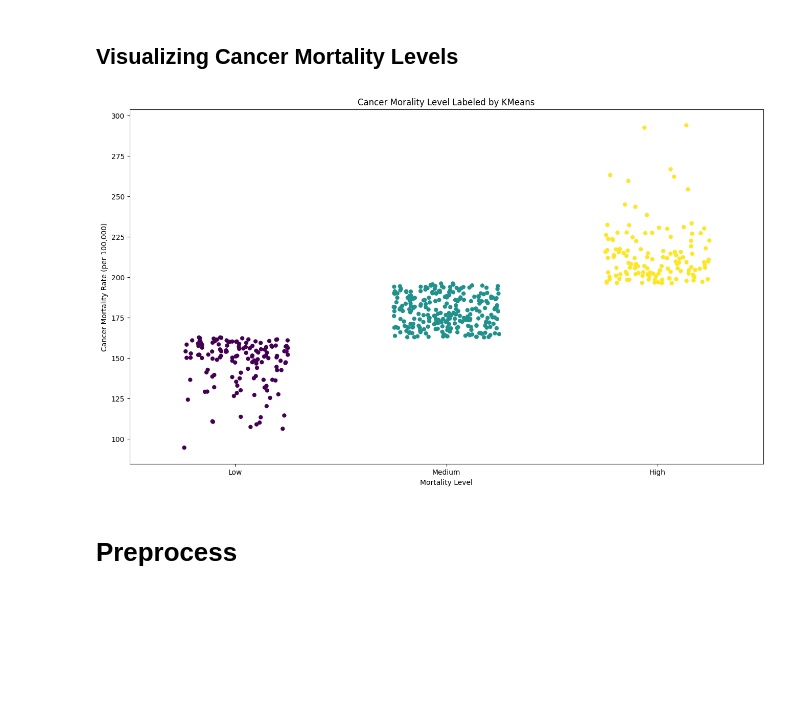
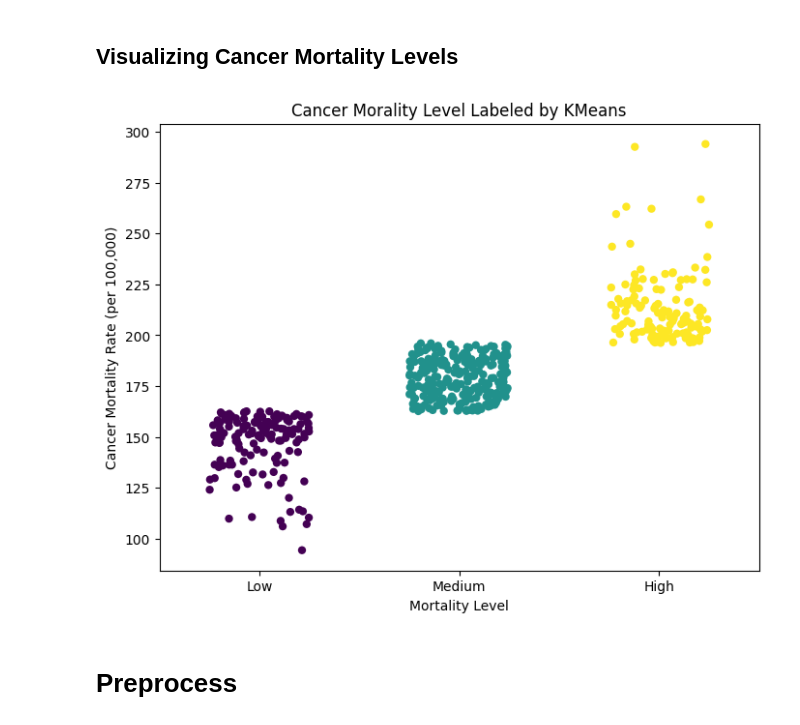
Before and after one commit to cwjng/si670-final-project, a Jupyter notebook: si670_final_project.ipynb, the cells around one changed output. Cells and saved outputs as stored; diff of their text form; code cells hidden in the pictures; blank space fills up the shorter version.

```diff
--- a/si670_final_project.ipynb
+++ b/si670_final_project.ipynb
@@ -25,7 +25,7 @@ from sklearn.cluster import KMeans
 
 from imblearn.over_sampling import SMOTE
 # %%
-cmr_df = pd.read_csv("/content/cancer_mortality_rates.csv")
+cmr_df = pd.read_csv("si670-final-project/cancer_mortality_rates.csv")
 cmr_df.head()
 # %% [output]
 |  | cmRate | population | medianIncome | pctPoverty | avgHouse | medianAge | medianAgeM | medianAgeF | pctHS | ... |
@@ -84,26 +84,26 @@ Name: count, dtype: int64
 # %% [markdown]
 ## Visualizing Cancer Mortality Levels
 # %%
-plt.figure(figsize=(16, 9))
+plt.figure(figsize=(8, 6))
 sns.stripplot(
     data=cmr_df,
     x="cmClass",
     y="cmRate",
     hue="cmClass",
     palette="viridis",
     jitter=0.25,
     size=6,
     legend=False
 )
 
 plt.title("Cancer Morality Level Labeled by KMeans")
 # plt.legend(title="Level", labels=label_map.values())
 plt.xticks([0, 1, 2], ["Low", "Medium", "High"])
 plt.xlabel("Mortality Level")
 plt.ylabel("Cancer Mortality Rate (per 100,000)")
 plt.show()
 # %% [output]
-[figure, old version]
+[figure, new version]
 # %% [markdown]
 # Preprocess
 # %%
```
Also changed, not shown: parts of 5 cells of this notebook.
